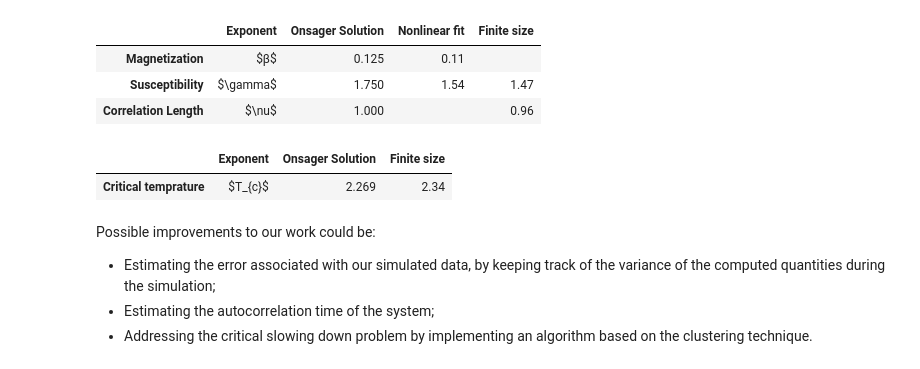
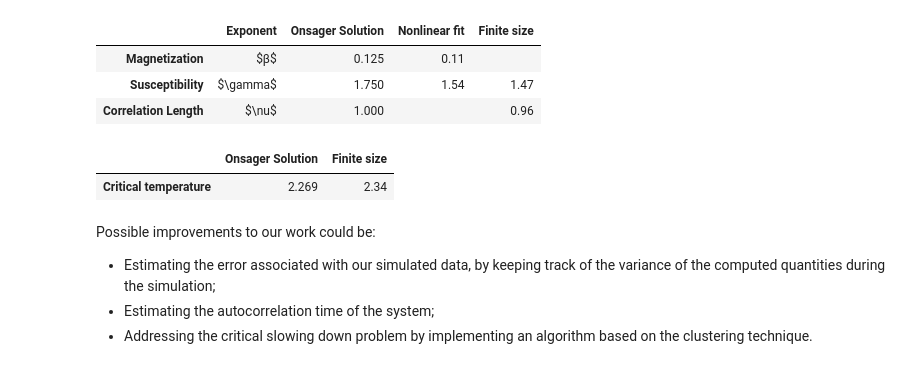
Before and after one commit to divaric99/Project_Ising_2D, a Jupyter notebook: 2D_Ising_project.ipynb, the cells around one changed output. Drawn from its saved outputs; the diff is of its cells as text; code cells hidden in the pictures.

```diff
--- a/2D_Ising_project.ipynb
+++ b/2D_Ising_project.ipynb
@@ -705,16 +704,16 @@ data
 | Susceptibility | $\gamma$ | 1.750 | 1.54 | 1.47 |
 | Correlation Length | $\nu$ | 1.000 |  | 0.96 |
 # %%
-Trow=["Critical temprature"]
-Tcol=["Exponent", "Onsager Solution", "Finite size"]
+#Trow=["Critical temperature"]
+Tcol=["Onsager Solution", "Finite size"]
 
 
-Tvalue=[["$T_{c}$", 2.269, 2.34]]
+Tvalue=[[ 2.269, 2.34]]
 data = pd.DataFrame(Tvalue, columns=Tcol, index=Trow)
 data
 # %% [output]
-|  | Exponent | Onsager Solution | Finite size |
-| Critical temprature | $T_{c}$ | 2.269 | 2.34 |
+|  | Onsager Solution | Finite size |
+| Critical temperature | 2.269 | 2.34 |
 # %% [markdown]
 Possible improvements to our work could be:
 - Estimating the error associated with our simulated data, by keeping track of the variance of the computed quantities during the simulation;
```
Also changed, not shown: parts of 9 cells of this notebook.
